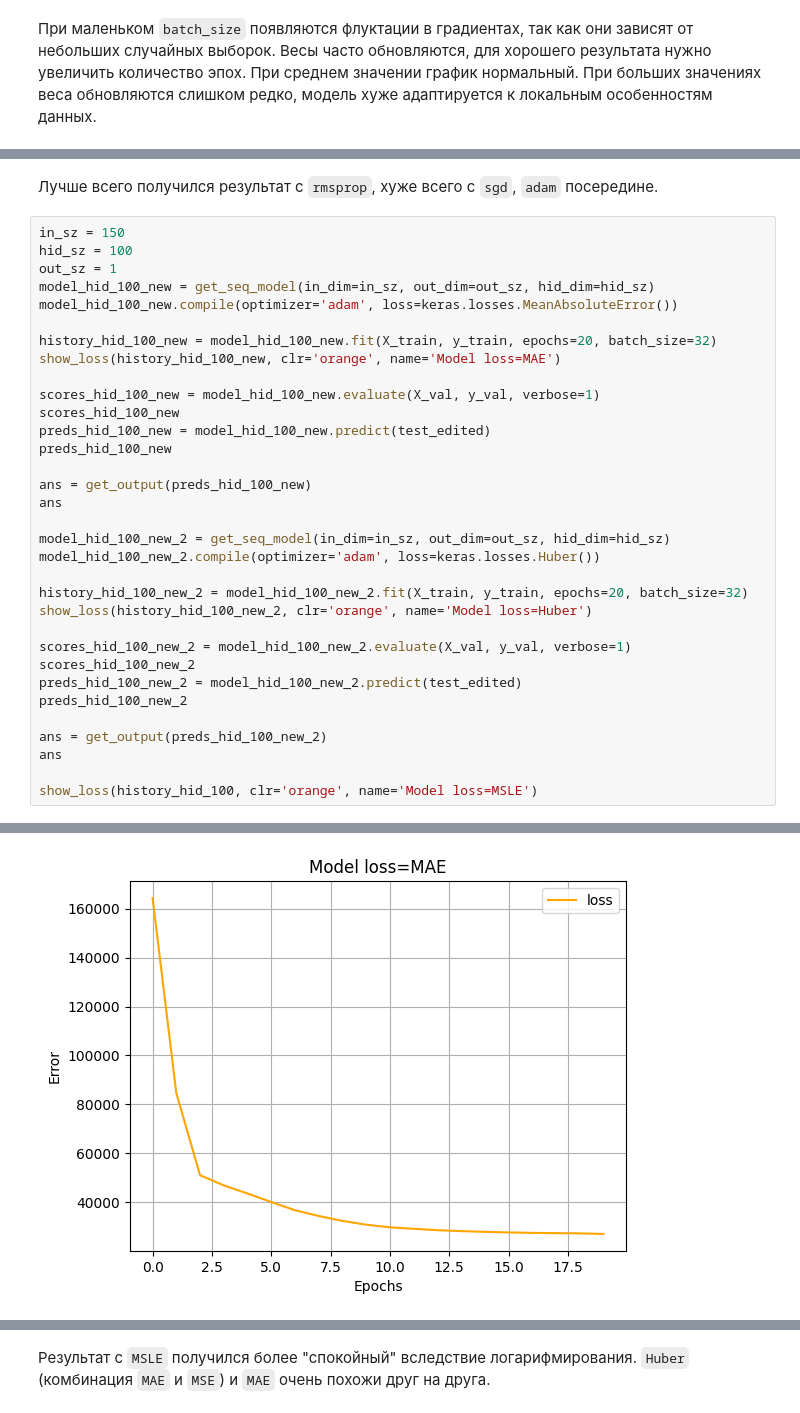
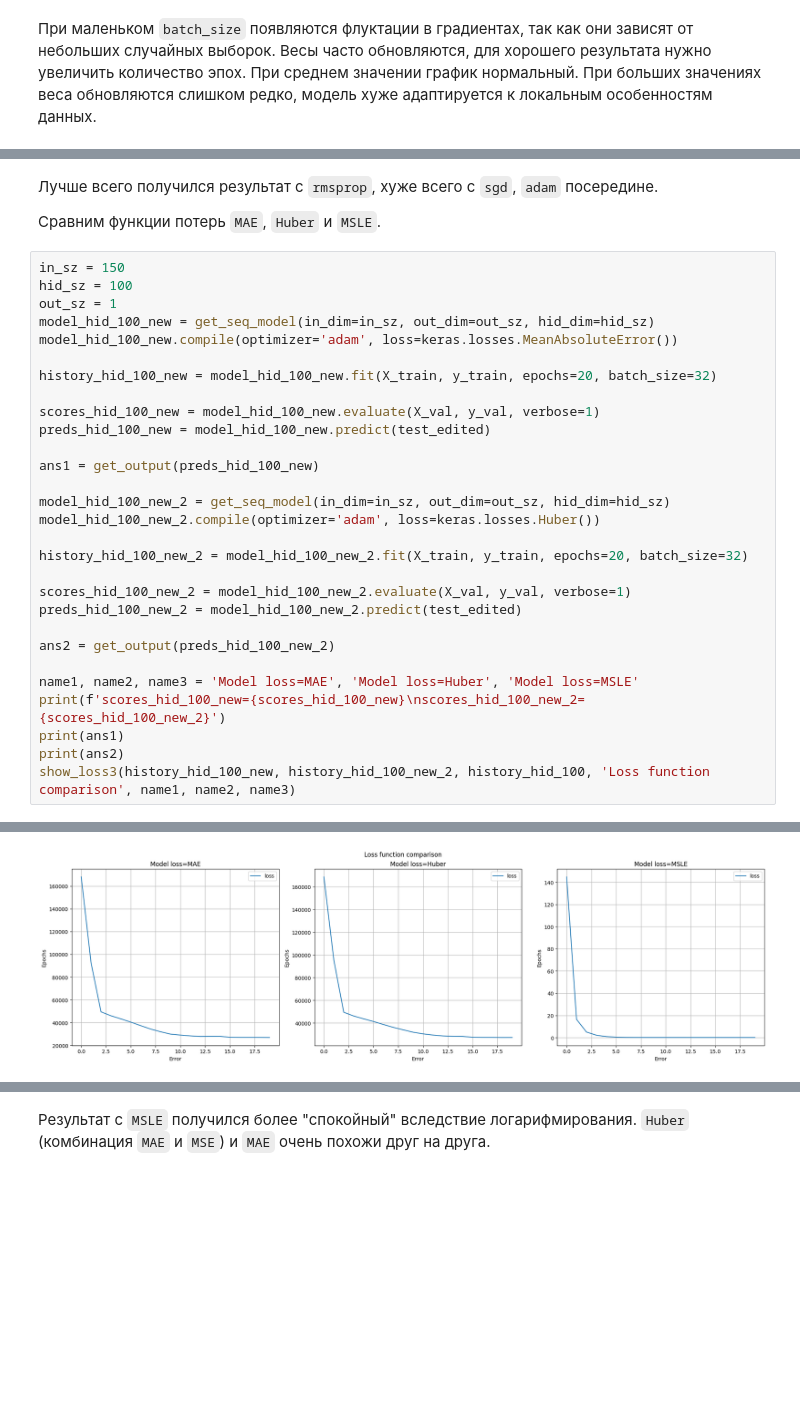
Before and after one commit to alexexexei/aai-labs, a Jupyter notebook: aai_lab2/Практическая_работа_2_–_Нейронные_сети.ipynb, the cells around one changed output, grey strips where cells are left out. Saved outputs shown, nothing was run; the diff lists cells and outputs as text; blank space fills up the shorter version.

```diff
--- a/aai_lab2/Практическая_работа_2_–_Нейронные_сети.ipynb
+++ b/aai_lab2/Практическая_работа_2_–_Нейронные_сети.ipynb
@@ -694,5 +713,7 @@ Epoch 6/20
 # %% [markdown]
 Лучше всего получился результат с `rmsprop`, хуже всего с `sgd`, `adam` посередине.
+
+Сравним функции потерь `MAE`, `Huber` и `MSLE`.
 # %%
 in_sz = 150
 hid_sz = 100
@@ -701,30 +722,26 @@ model_hid_100_new = get_seq_model(in_dim=in_sz, out_dim=out_sz, hid_dim=hid_sz)
 model_hid_100_new.compile(optimizer='adam', loss=keras.losses.MeanAbsoluteError())
 
 history_hid_100_new = model_hid_100_new.fit(X_train, y_train, epochs=20, batch_size=32)
-show_loss(history_hid_100_new, clr='orange', name='Model loss=MAE')
 
 scores_hid_100_new = model_hid_100_new.evaluate(X_val, y_val, verbose=1)
-scores_hid_100_new
 preds_hid_100_new = model_hid_100_new.predict(test_edited)
-preds_hid_100_new
 
-ans = get_output(preds_hid_100_new)
-ans
+ans1 = get_output(preds_hid_100_new)
 
 model_hid_100_new_2 = get_seq_model(in_dim=in_sz, out_dim=out_sz, hid_dim=hid_sz)
 model_hid_100_new_2.compile(optimizer='adam', loss=keras.losses.Huber())
 
 history_hid_100_new_2 = model_hid_100_new_2.fit(X_train, y_train, epochs=20, batch_size=32)
-show_loss(history_hid_100_new_2, clr='orange', name='Model loss=Huber')
 
 scores_hid_100_new_2 = model_hid_100_new_2.evaluate(X_val, y_val, verbose=1)
-scores_hid_100_new_2
 preds_hid_100_new_2 = model_hid_100_new_2.predict(test_edited)
-preds_hid_100_new_2
 
-ans = get_output(preds_hid_100_new_2)
-ans
+ans2 = get_output(preds_hid_100_new_2)
 
-show_loss(history_hid_100, clr='orange', name='Model loss=MSLE')
+name1, name2, name3 = 'Model loss=MAE', 'Model loss=Huber', 'Model loss=MSLE'
+print(f'scores_hid_100_new={scores_hid_100_new}\nscores_hid_100_new_2={scores_hid_100_new_2}')
+print(ans1)
+print(ans2)
+show_loss3(history_hid_100_new, history_hid_100_new_2, history_hid_100, 'Loss function comparison', name1, name2, name3)
 # %% [output]
 Epoch 1/20
@@ -747 +764 @@ Epoch 6/20
-[figure, old version]
+[figure, new version]
```
Also changed, not shown: parts of 21 cells of this notebook, 1 other file.
